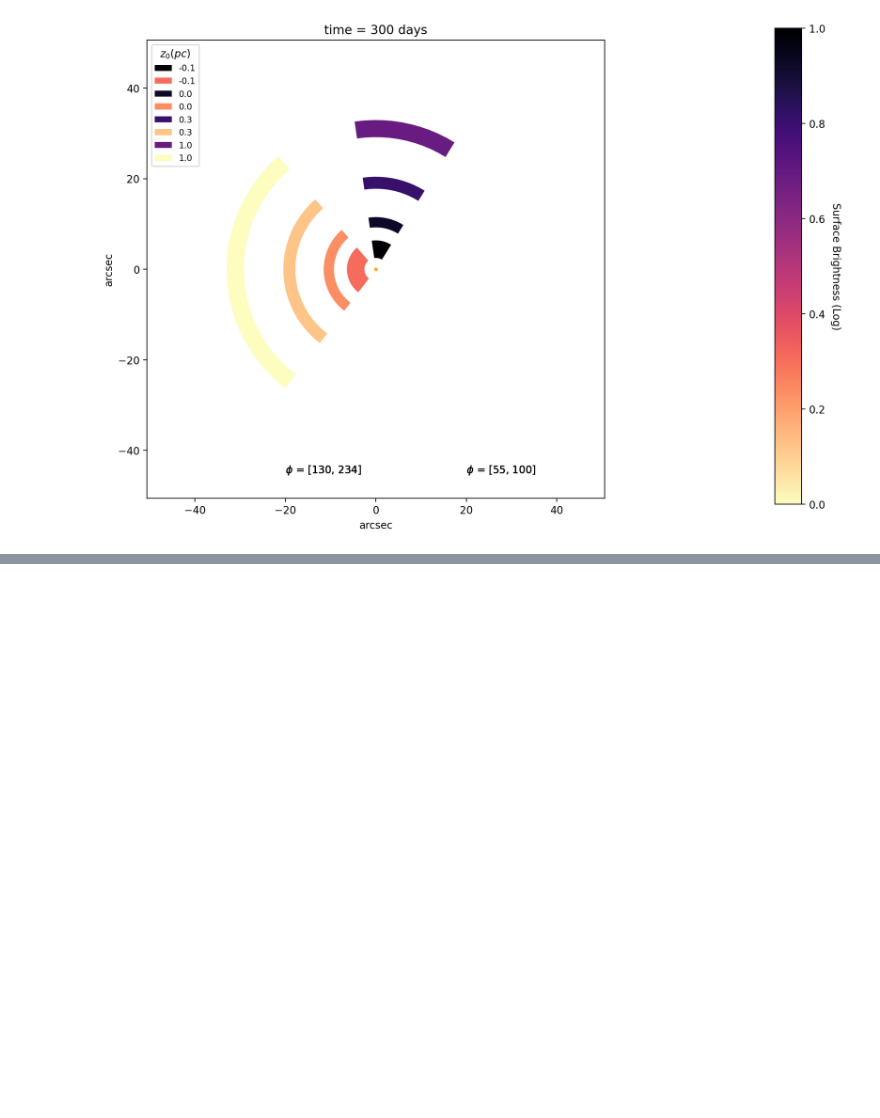
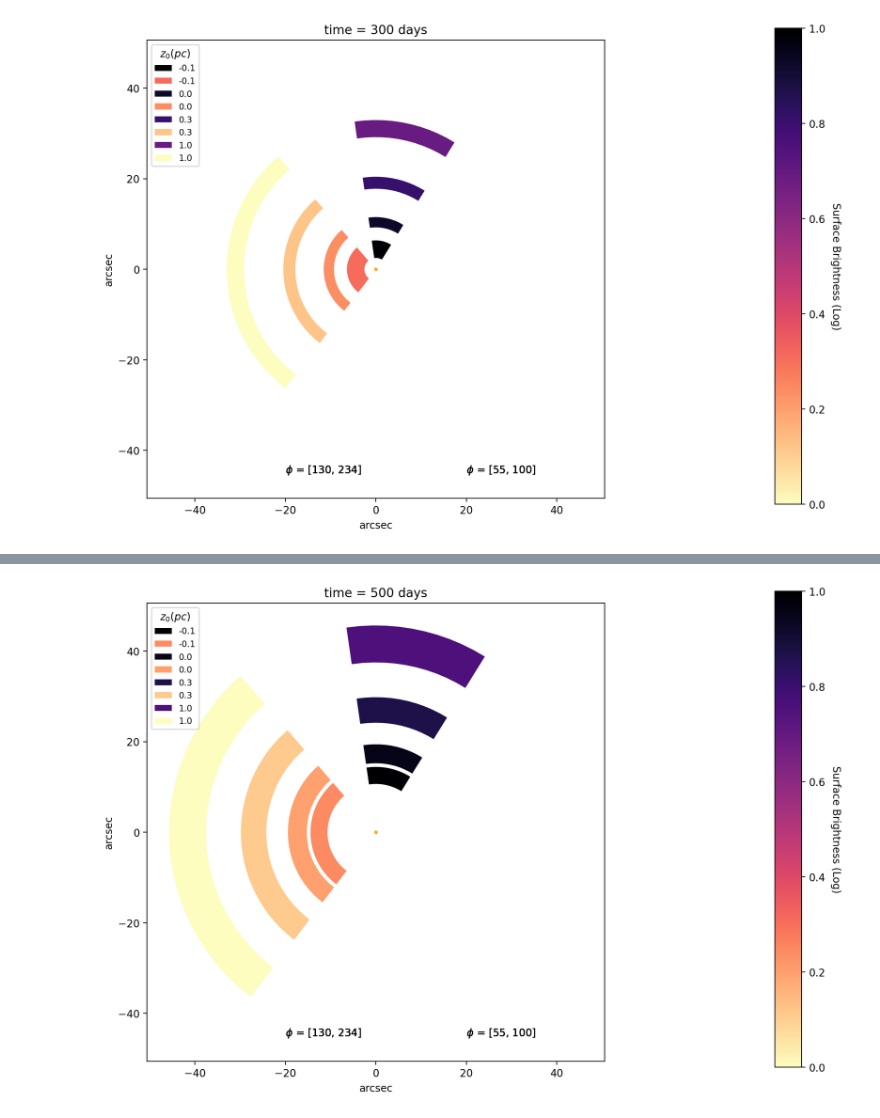
Before and after one commit to taceroc/light_echo_modeling, a Jupyter notebook: LE_pw_density_func.ipynb, the cells around one changed output, grey strips where cells are left out. Saved outputs shown, nothing was run; the diff lists cells and outputs as text; code cells hidden in the pictures; blank space fills up the shorter version.

```diff
--- a/LE_pw_density_func.ipynb
+++ b/LE_pw_density_func.ipynb
@@ -656,3 +656,100 @@ plt.show()
   [36.9146187  32.27554696]
   [36.09567102 31.45659928]]]
 [figure]
+# %%
+Deltat = [300+200] # days
+dtoy = 0.00273973 # 1 day = 0.00273973 y
+Deltat_y = np.array(Deltat) * dtoy
+
+phi_min, phi_max = (55 / 180) * np.pi, (100 / 180) * np.pi
+phi_min2, phi_max2 = (130 / 180) * np.pi, (234 / 180) * np.pi
+
+surface, surface_norm = surface_brightness_plane(Deltat_y, z0ly, dz0, [phi_min, phi_min2], [phi_max, phi_max2])
+# phi_min, phi_max = (104 / 180) * np.pi, (240 / 180) * np.pi
+# surface = surface_brightness_plane(Deltat_y, z0ly, dz0,  phi_min, phi_max)
+
+
+angle = np.linspace(0, 2*np.pi, 100)
+cmap = matplotlib.colormaps.get_cmap('magma_r')
+# nonzero = [np.mean(surface, axis=2) != 0]
+# surface_norm_nonzero = surface_norm[tuple(nonzero)]
+normalize = matplotlib.colors.Normalize(vmin=np.nanmin(surface_norm), vmax=np.nanmax(surface_norm))
+
+XX = []
+YY = []
+fig, ax = plt.subplots(1, 1, figsize=(12, 8))
+for j, time in enumerate(Deltat_y):
+  ct = time*c
+  ax.set_title("time = %s days"%int(time/ dtoy))
+  for i,z in enumerate(z0ly):
+    for k in range(2):
+        if z < 0:
+          # -- time ring star expanding
+          ti = (-2 * z)/(c * (1 + a**2))
+          # print(ti)
+          if time >= ti:
+            xs, ys = xy_plane_ring(angle, z, ct, dz0, dt0, a, d)
+            XX.append(xs)
+            YY.append(ys)
+            plot_plane_dust(ax, d, xs, ys, z, [phi_min, phi_min2], [phi_max, phi_max2], surface_norm, surface, j, i, k)
+            ax.legend(loc='upper center', bbox_to_anchor=(0.5, 1.05), ncol=4)
+          else:
+            ax.scatter(-a * ct,0, marker="*", s=7, color="orange")
+        else:
+          ti = dt0
+          # -- for time less than the duration of the flash light, all the dust within the paraboiloid define for the dust and the source would be illuminated.
+          if time <= ti:
+            # -- rin and rout for the most inner ring keeps the same
+            index = [k for k, x in enumerate(z0ly) if x >= 0]
+            if i == index[0]:
+              print(i, z0ly[i] / pctoly)
+              xs, ys = xy_plane_ring(angle, z, ct, dz0, dt0, a, d)
+              XX.append(xs)
+              YY.append(ys)
+              plot_plane_dust(ax, d, xs, ys, z, [phi_min, phi_min2], [phi_max, phi_max2], surface_norm, surface, j, i, k)
+              ax.scatter(-a * ct,0, marker="*", s=7, color="orange")
+              ax.legend(loc='upper left', ncol=1, fontsize='small', title = r"$z_0 (pc)$")
+            else:
+              # -- for the rest of the rings, rin is rout of the previous ring
+              r_le_out = r_outin(z, ct, dz0, dt0, a, "out")
+              r_le_in = r_outin(z0ly[i-1], ct, dz0, dt0, a, "out")
+              print(z / pctoly, z0ly[i-1] / pctoly, r_le_out, r_le_in)
+              radii = [r_le_out, r_le_in]
+              xs = np.outer(radii, np.cos(angle)) - a * ct
+              ys = np.outer(radii, np.sin(angle))
+              # in order to have a closed area, the circles
+              # should be traversed in opposite directions
+              xs[1,:] = xs[1,::-1]
+              ys[1,:] = ys[1,::-1]
+              XX.append(xs)
+              YY.append(ys)
+              plot_plane_dust(ax, d, xs, ys, z, [phi_min, phi_min2], [phi_max, phi_max2], surface_norm, surface, j, i, k)
+              ax.scatter(-a * ct,0, marker="*", s=7, color="orange")
+              ax.legend(loc='upper left', ncol=1, fontsize='small', title = r"$z_0 (pc)$")
+          elif time > ti:
+            xs, ys = xy_plane_ring(angle, z, ct, dz0, dt0, a, d)
+            XX.append(xs)
+            YY.append(ys)
+            plot_plane_dust(ax, d, xs, ys, z, [phi_min, phi_min2], [phi_max, phi_max2], surface_norm, surface, j, i, k)
+            ax.scatter(-a * ct,0, marker="*", s=7, color="orange")
+            ax.legend(loc='upper left', ncol=1, fontsize='small', title = r"$z_0 (pc)$")
+
+cbax = fig.add_axes([0.96, 0.1, 0.03, 0.80])
+
+ax.set_xlabel("arcsec")
+ax.set_ylabel("arcsec")
+ax.set_box_aspect(1)
+
+cb = matplotlib.colorbar.ColorbarBase(cbax, cmap=cmap, norm=normalize, orientation='vertical')
+cb.set_label("Surface Brightness (Log)", rotation=270, labelpad=15)
+
+def label_cbrt(x,pos):
+    return "{:.1f}".format(x)
+
+# cb.formatter = matplotlib.ticker.FuncFormatter(label_cbrt)
+cb.update_ticks()
+# plt.tight_layout()
+# plt.savefig("figure2.png", dpi = 700, bbox_inches='tight')
+
+plt.show()
+# %% [output]
@@ -658,0 +761 @@ plt.show()
+[figure, added]
```
Also changed, not shown: parts of 17 cells of this notebook.
